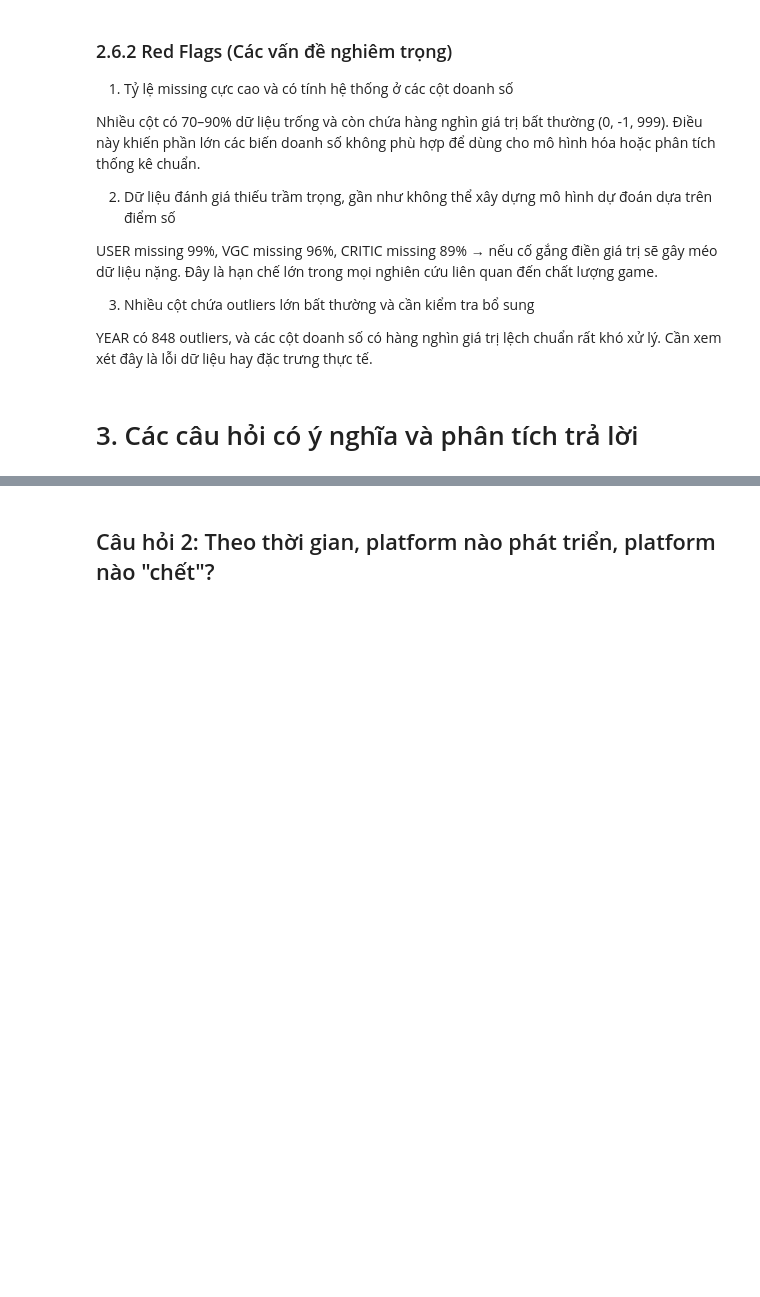
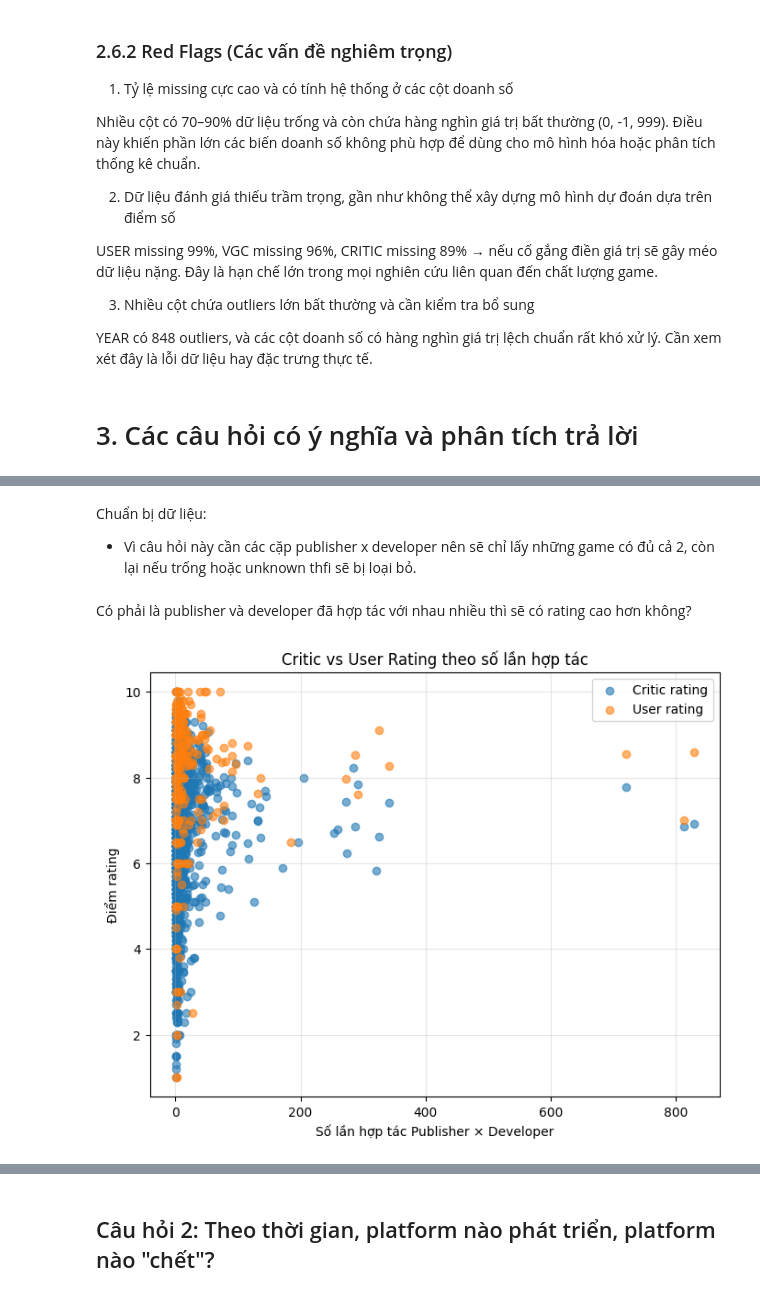
Before and after one commit to chichic21039/LTKHDL-GameDataset, a Jupyter notebook: GameDataset.ipynb, the cells around one changed output, grey strips where cells are left out. Cells and saved outputs as stored; diff of their text form; code cells hidden in the pictures; blank space fills up the shorter version.

```diff
--- a/GameDataset.ipynb
+++ b/GameDataset.ipynb
@@ -879,0 +888,54 @@ YEAR có 848 outliers, và các cột doanh số có hàng nghìn giá trị l
+# %% [markdown]
+Chuẩn bị dữ liệu:
+- Vì câu hỏi này cần các cặp publisher x developer nên sẽ chỉ lấy những game có đủ cả 2, còn lại nếu trống hoặc unknown thfi sẽ bị loại bỏ.
+# %%
+invalid = ['unknown', 'Unknown', 'UNKNOWN',
+           'N/A', 'n/a', '-', '--', 'None', 'none', 'TBD', '']
+
+df_clean = df.copy()
+
+# Chuẩn hoá về string
+df_clean['publisher'] = df_clean['publisher'].astype(str).str.strip()
+df_clean['developer'] = df_clean['developer'].astype(str).str.strip()
+
+# Loại bỏ các dòng có publisher/dev nằm trong list invalid
+df_clean = df_clean[
+    (~df_clean['publisher'].isin(invalid)) &
+    (~df_clean['developer'].isin(invalid))
+]
+# %% [markdown]
+Có phải là publisher và developer đã hợp tác với nhau nhiều thì sẽ có rating cao hơn không?
+# %%
+pairs = df_clean.groupby(['publisher', 'developer']).agg(
+    critic_mean=('critic', 'mean'),
+    user_mean=('user', 'mean'),
+    sales_total=('total', 'sum'),
+    count=('name', 'count')
+).reset_index()c
+
+
+
+plt.figure(figsize=(8,6))
+
+plt.scatter(
+    pairs['count'],
+    pairs['critic_mean'],
+    alpha=0.6,
+    label='Critic rating'
+)
+
+plt.scatter(
+    pairs['count'],
+    pairs['user_mean'],
+    alpha=0.6,
+    label='User rating'
+)
+
+plt.title("Critic vs User Rating theo số lần hợp tác")
+plt.xlabel("Số lần hợp tác Publisher × Developer")
+plt.ylabel("Điểm rating")
+plt.legend()
+plt.grid(True, alpha=0.3)
+plt.show()
+# %% [output]
+[figure, added]
```
Also changed, not shown: parts of 37 cells of this notebook.
